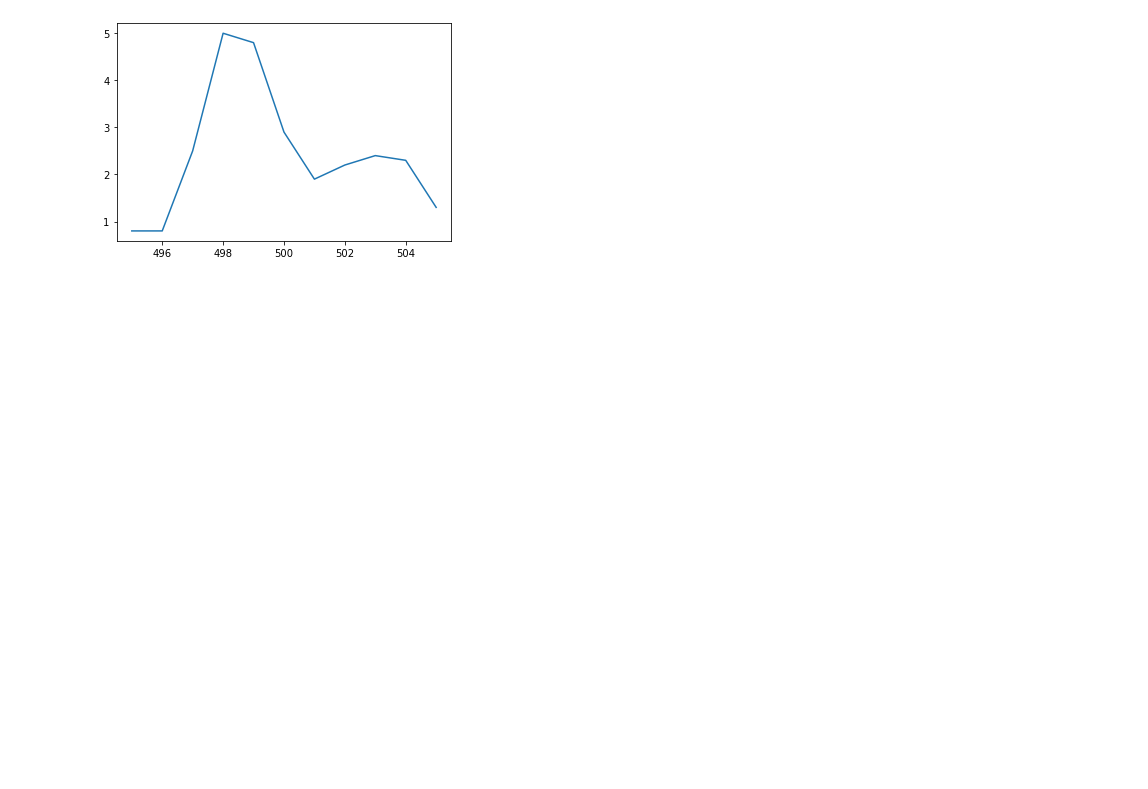
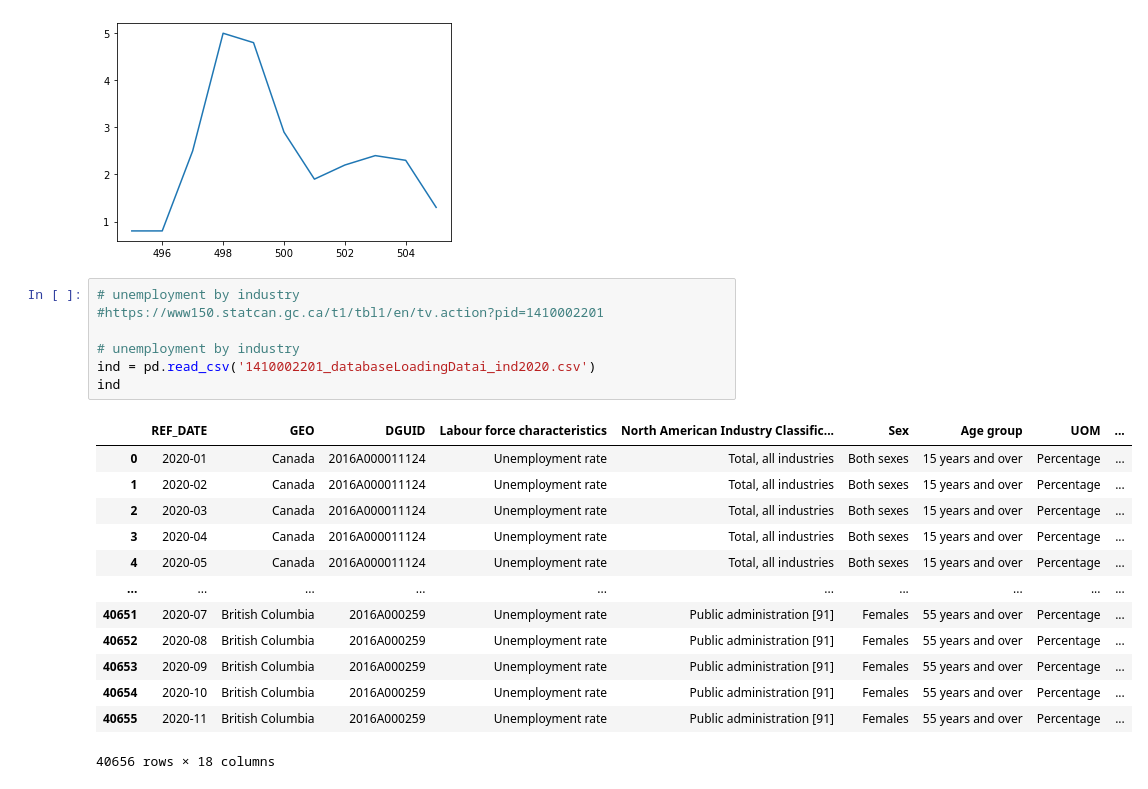
Before and after one commit to dataseal-team-6/martin, a Jupyter notebook: explore.ipynb, the cells around one changed output. Cells and saved outputs as stored; diff of their text form; blank space fills up the shorter version.

```diff
--- a/explore.ipynb
+++ b/explore.ipynb
@@ -154,3 +151,24 @@ occ.VALUE.plot()
 # %% [output]
 <matplotlib.axes._subplots.AxesSubplot at 0x...>
 [figure]
+# %%
+# unemployment by industry
+#https://www150.statcan.gc.ca/t1/tbl1/en/tv.action?pid=1410002201
+
+# unemployment by industry
+ind = pd.read_csv('1410002201_databaseLoadingDatai_ind2020.csv')
+ind
+# %% [output]
+|  | REF_DATE | GEO | DGUID | Labour force characteristics | North American Industry Classific... | Sex | Age group | UOM | ... |
+| 0 | 2020-01 | Canada | 2016A000011124 | Unemployment rate | Total, all industries | Both sexes | 15 years and over | Percentage | ... |
+| 1 | 2020-02 | Canada | 2016A000011124 | Unemployment rate | Total, all industries | Both sexes | 15 years and over | Percentage | ... |
+| 2 | 2020-03 | Canada | 2016A000011124 | Unemployment rate | Total, all industries | Both sexes | 15 years and over | Percentage | ... |
+| 3 | 2020-04 | Canada | 2016A000011124 | Unemployment rate | Total, all industries | Both sexes | 15 years and over | Percentage | ... |
+| 4 | 2020-05 | Canada | 2016A000011124 | Unemployment rate | Total, all industries | Both sexes | 15 years and over | Percentage | ... |
+| ... | ... | ... | ... | ... | ... | ... | ... | ... | ... |
+| 40651 | 2020-07 | British Columbia | 2016A000259 | Unemployment rate | Public administration [91] | Females | 55 years and over | Percentage | ... |
+| 40652 | 2020-08 | British Columbia | 2016A000259 | Unemployment rate | Public administration [91] | Females | 55 years and over | Percentage | ... |
+| 40653 | 2020-09 | British Columbia | 2016A000259 | Unemployment rate | Public administration [91] | Females | 55 years and over | Percentage | ... |
+| 40654 | 2020-10 | British Columbia | 2016A000259 | Unemployment rate | Public administration [91] | Females | 55 years and over | Percentage | ... |
+| 40655 | 2020-11 | British Columbia | 2016A000259 | Unemployment rate | Public administration [91] | Females | 55 years and over | Percentage | ... |
+40656 rows × 18 columns
```
Also changed, not shown: parts of 5 cells of this notebook, 3 other files.
